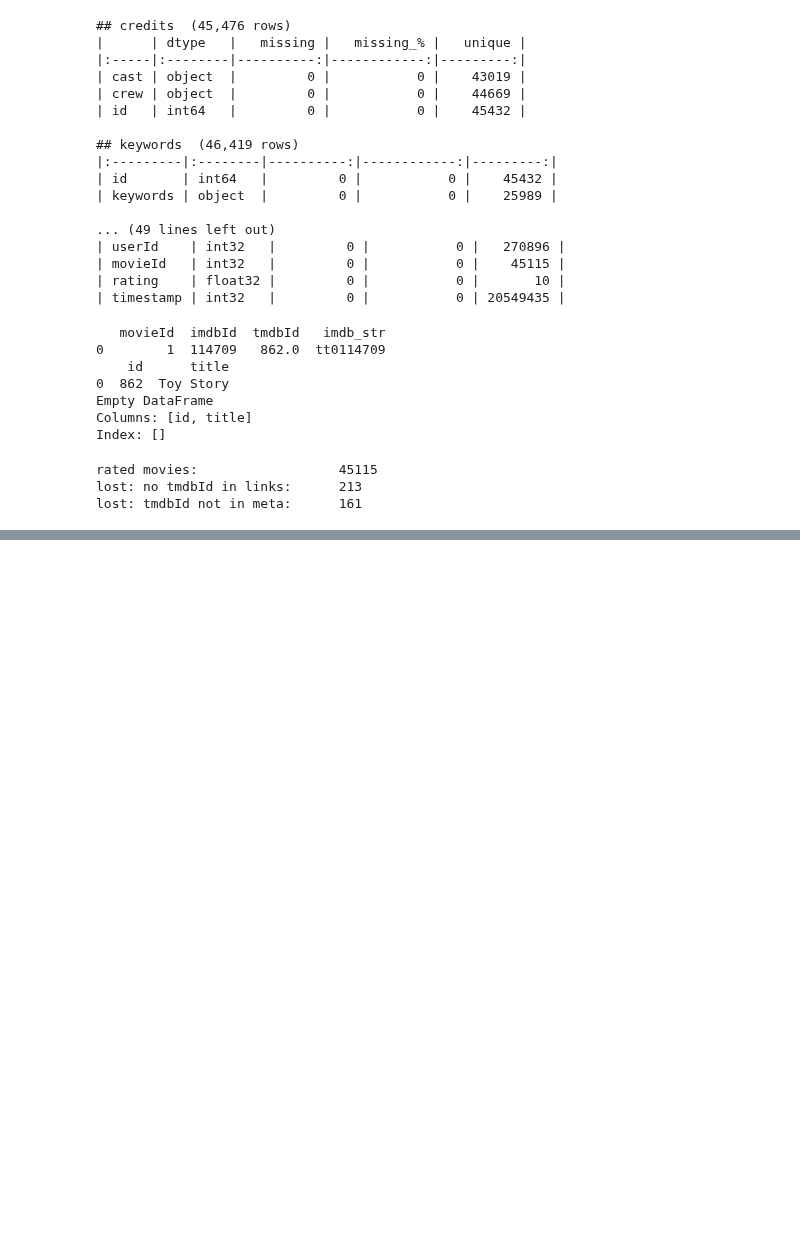
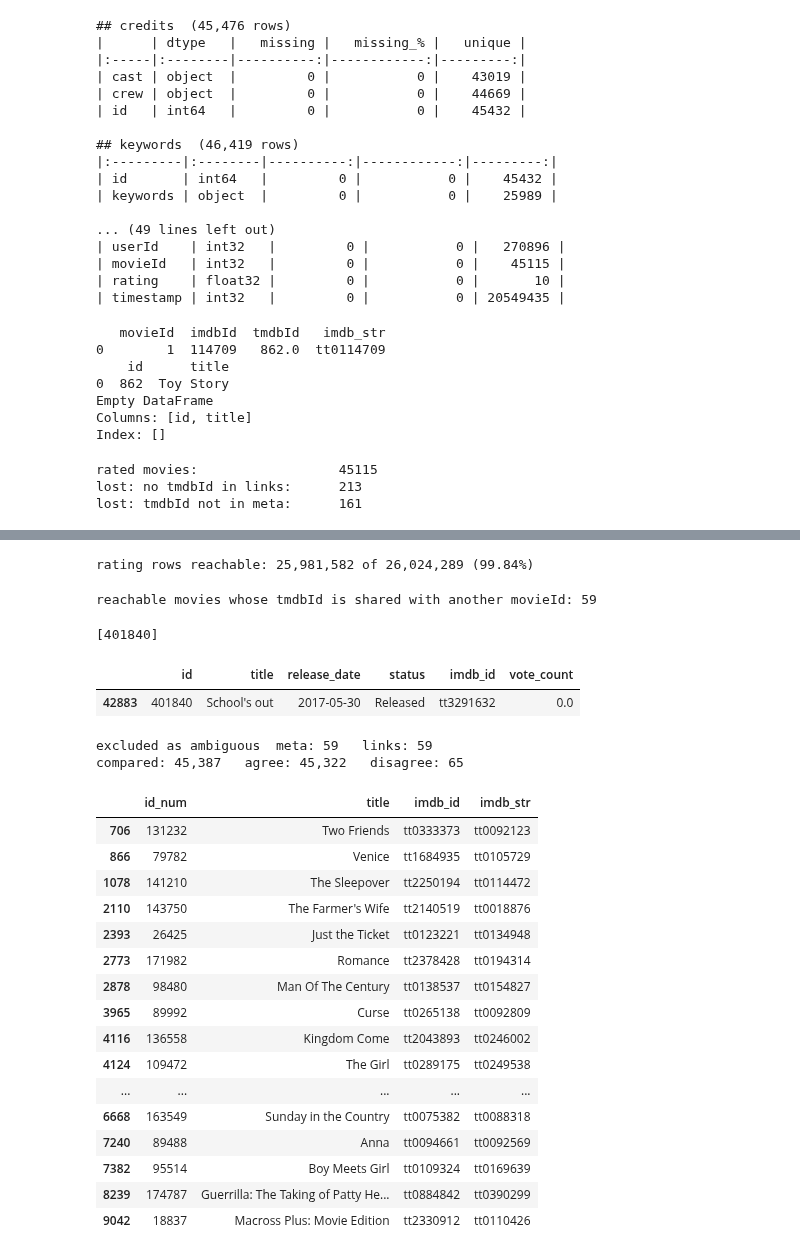
Before and after one commit to anushka-rodrigo/Movie-Intelligence, a Jupyter notebook: src/notebooks/stage1_data_investigation.ipynb, the cells around one changed output, grey strips where cells are left out. Saved outputs shown, nothing was run; the diff lists cells and outputs as text; code cells hidden in the pictures; blank space fills up the shorter version.

```diff
--- a/src/notebooks/stage1_data_investigation.ipynb
+++ b/src/notebooks/stage1_data_investigation.ipynb
@@ -381,3 +381,11 @@ print("lost: tmdbId not in meta:     ", (~step2["tmdbId"].isin(meta_num["id"])).
 rated movies:                  45115
 lost: no tmdbId in links:      213
 lost: tmdbId not in meta:      161
+# %%
+import ast, json
+
+# metadata ids as numbers; the 3 corrupted rows become NaN
+meta_num    = pd.to_numeric(meta["id"], errors="coerce")
+meta_ids    = set(meta_num.dropna().astype(int))
+credits_ids = set(credits["id"])
+kw_ids      = set(keywords["id"])
@@ -383,0 +463,65 @@ lost: tmdbId not in meta:      161
+# %%
+# ratings(rows), not just movies
+reach_ids = step2.loc[in_meta, "movieId"]
+rows_reachable = ratings["movieId"].isin(reach_ids).sum()
+print(f"rating rows reachable: {rows_reachable:,} of {len(ratings):,} ({rows_reachable/len(ratings):.2%})")
+# %% [output]
+rating rows reachable: 25,981,582 of 26,024,289 (99.84%)
+# %%
+#silent danger (shared tmdbid)
+shared = bridge.dropna(subset=["tmdbId"]).duplicated("tmdbId", keep=False)
+shared_movie_ids = set(bridge.dropna(subset=["tmdbId"]).loc[shared, "movieId"])
+print("reachable movies whose tmdbId is shared with another movieId:",
+      len(set(reach_ids) & shared_movie_ids))
+# %% [output]
+reachable movies whose tmdbId is shared with another movieId: 59
+# %%
+#which metadata movies is missing from credits and keywords
+missing = list(meta_ids - credits_ids)
+print(missing)
+
+meta.loc[meta_num.isin(missing), ["id", "title", "release_date", "status", "imdb_id", "vote_count"]]
+# %% [output]
+[401840]
+|  | id | title | release_date | status | imdb_id | vote_count |
+| 42883 | 401840 | School's out | 2017-05-30 | Released | tt3291632 | 0.0 |
+# %%
+# do the tmdb path and imdb path agree
+links2 = links.dropna(subset=["tmdbId"]).copy()
+links2["tmdbId"]   = links2["tmdbId"].astype(int)
+links2["imdb_str"] = "tt" + links2["imdbId"].astype(str).str.zfill(7)
+
+m = meta.assign(id_num=meta_num).dropna(subset=["id_num"]).copy()
+m["id_num"] = m["id_num"].astype(int)
+
+# drop ids that appear more than once, so duplicates don't muddy the test
+m_clean = m.drop_duplicates(subset="id_num", keep=False)
+l_clean = links2.drop_duplicates(subset="tmdbId", keep=False)
+print("excluded as ambiguous  meta:", len(m) - len(m_clean), "  links:", len(links2) - len(l_clean))
+
+j = m_clean.merge(l_clean, left_on="id_num", right_on="tmdbId", how="inner")
+j = j.dropna(subset=["imdb_id"])
+agree = j["imdb_id"] == j["imdb_str"]
+
+print(f"compared: {len(j):,}   agree: {agree.sum():,}   disagree: {(~agree).sum():,}")
+j.loc[~agree, ["id_num", "title", "imdb_id", "imdb_str"]].head(20)
+# %% [output]
+excluded as ambiguous  meta: 59   links: 59
+compared: 45,387   agree: 45,322   disagree: 65
+|  | id_num | title | imdb_id | imdb_str |
+| 706 | 131232 | Two Friends | tt0333373 | tt0092123 |
+| 866 | 79782 | Venice | tt1684935 | tt0105729 |
+| 1078 | 141210 | The Sleepover | tt2250194 | tt0114472 |
+| 2110 | 143750 | The Farmer's Wife | tt2140519 | tt0018876 |
+| 2393 | 26425 | Just the Ticket | tt0123221 | tt0134948 |
+| 2773 | 171982 | Romance | tt2378428 | tt0194314 |
+| 2878 | 98480 | Man Of The Century | tt0138537 | tt0154827 |
+| 3965 | 89992 | Curse | tt0265138 | tt0092809 |
+| 4116 | 136558 | Kingdom Come | tt2043893 | tt0246002 |
+| 4124 | 109472 | The Girl | tt0289175 | tt0249538 |
+| ... | ... | ... | ... | ... |
+| 6668 | 163549 | Sunday in the Country | tt0075382 | tt0088318 |
+| 7240 | 89488 | Anna | tt0094661 | tt0092569 |
+| 7382 | 95514 | Boy Meets Girl | tt0109324 | tt0169639 |
+| 8239 | 174787 | Guerrilla: The Taking of Patty He... | tt0884842 | tt0390299 |
+| 9042 | 18837 | Macross Plus: Movie Edition | tt2330912 | tt0110426 |
```
Also changed, not shown: parts of 12 cells of this notebook.
